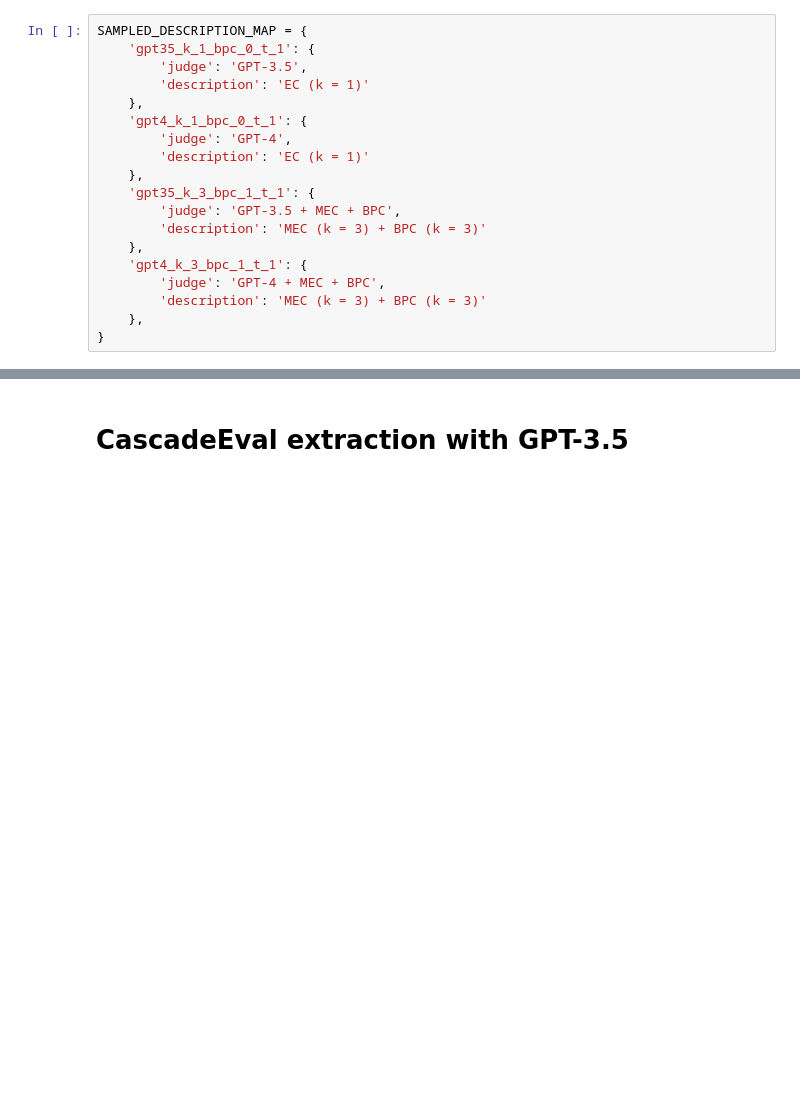
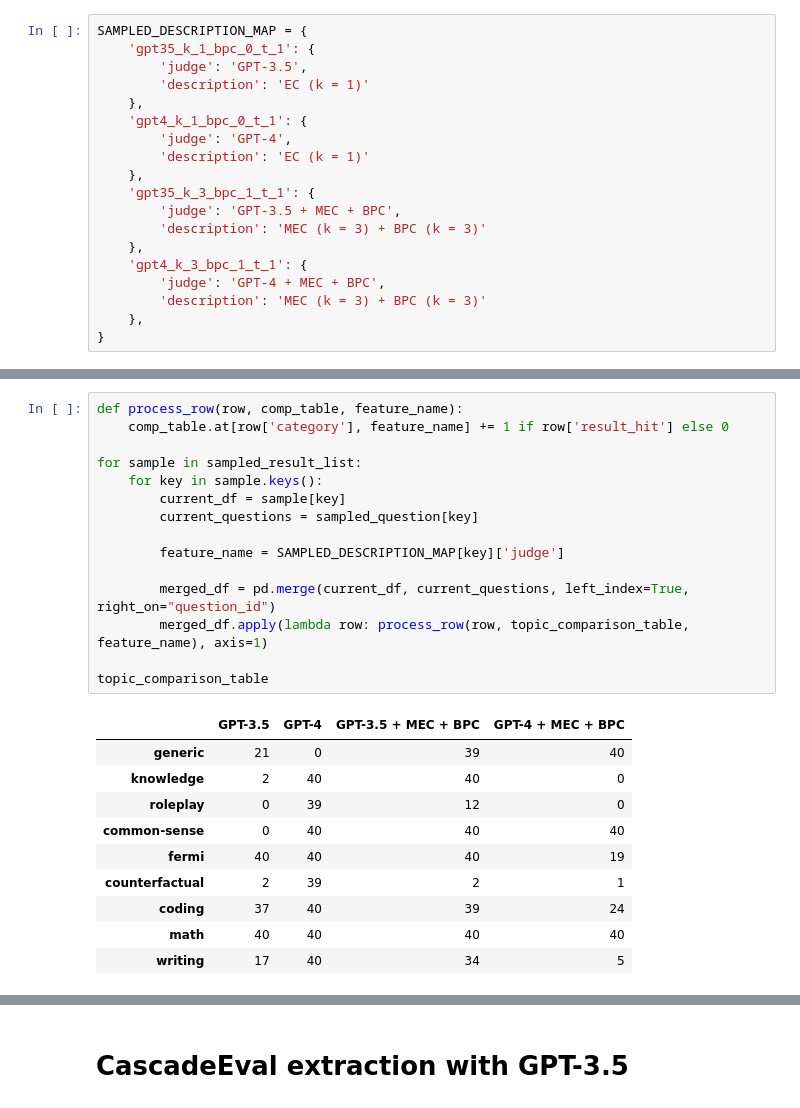
Before and after one commit to Thesis-LLM-as-a-judge-AUAS/fair-eval, a Jupyter notebook: sanity_check.ipynb, the cells around one changed output, grey strips where cells are left out. Drawn from its saved outputs; the diff is of its cells as text; blank space fills up the shorter version.

```diff
--- a/sanity_check.ipynb
+++ b/sanity_check.ipynb
@@ -671,0 +719,26 @@ final_table
+# %%
+def process_row(row, comp_table, feature_name):
+    comp_table.at[row['category'], feature_name] += 1 if row['result_hit'] else 0
+
+for sample in sampled_result_list:
+    for key in sample.keys():
+        current_df = sample[key]
+        current_questions = sampled_question[key]
+
+        feature_name = SAMPLED_DESCRIPTION_MAP[key]['judge']
+
+        merged_df = pd.merge(current_df, current_questions, left_index=True, right_on="question_id")
+        merged_df.apply(lambda row: process_row(row, topic_comparison_table, feature_name), axis=1)
+
+topic_comparison_table
+# %% [output]
+|  | GPT-3.5 | GPT-4 | GPT-3.5 + MEC + BPC | GPT-4 + MEC + BPC |
+| generic | 21 | 0 | 39 | 40 |
+| knowledge | 2 | 40 | 40 | 0 |
+| roleplay | 0 | 39 | 12 | 0 |
+| common-sense | 0 | 40 | 40 | 40 |
+| fermi | 40 | 40 | 40 | 19 |
+| counterfactual | 2 | 39 | 2 | 1 |
+| coding | 37 | 40 | 39 | 24 |
+| math | 40 | 40 | 40 | 40 |
+| writing | 17 | 40 | 34 | 5 |
```
Also changed, not shown: parts of 14 cells of this notebook, 6 other files.
